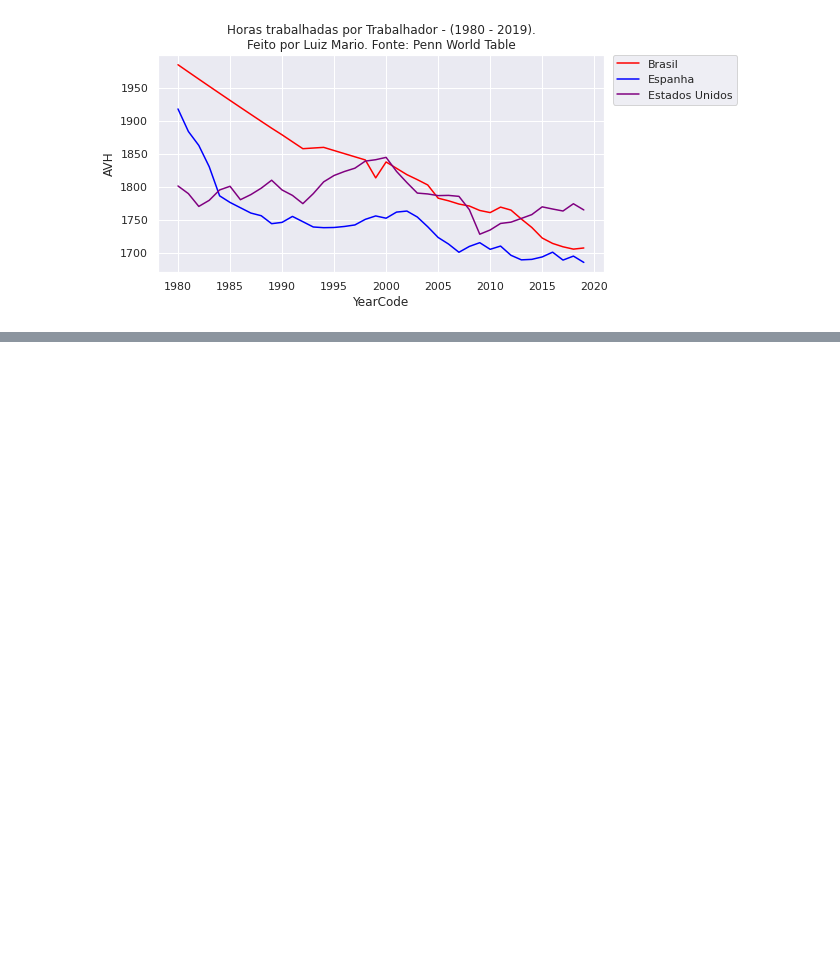
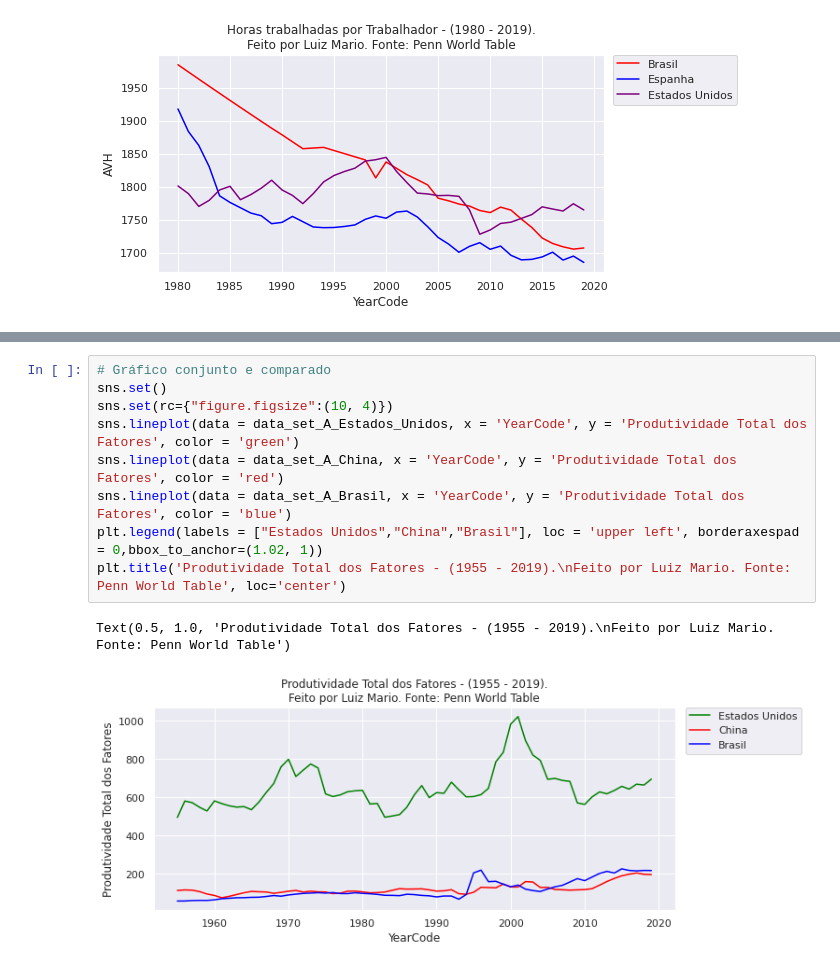
Before and after one commit to luizmarioags/Teoria-do-Desenvolvimento-Economico-, a Jupyter notebook: Gráficos_TDE_Python.ipynb, the cells around one changed output, grey strips where cells are left out. Saved outputs shown, nothing was run; the diff lists cells and outputs as text; blank space fills up the shorter version.

```diff
--- a/Gráficos_TDE_Python.ipynb
+++ b/Gráficos_TDE_Python.ipynb
@@ -1307,0 +1636,12 @@ fig.show()
+# %%
+# Gráfico conjunto e comparado
+sns.set()
+sns.set(rc={"figure.figsize":(10, 4)})
+sns.lineplot(data = data_set_A_Estados_Unidos, x = 'YearCode', y = 'Produtividade Total dos Fatores', color = 'green')
+sns.lineplot(data = data_set_A_China, x = 'YearCode', y = 'Produtividade Total dos Fatores', color = 'red')
+sns.lineplot(data = data_set_A_Brasil, x = 'YearCode', y = 'Produtividade Total dos Fatores', color = 'blue')
+plt.legend(labels = ["Estados Unidos","China","Brasil"], loc = 'upper left', borderaxespad = 0,bbox_to_anchor=(1.02, 1))
+plt.title('Produtividade Total dos Fatores - (1955 - 2019).\nFeito por Luiz Mario. Fonte: Penn World Table', loc='center')
+# %% [output]
+Text(0.5, 1.0, 'Produtividade Total dos Fatores - (1955 - 2019).\nFeito por Luiz Mario. Fonte: Penn World Table')
+[figure, added]
```
Also changed, not shown: parts of 51 cells of this notebook.
